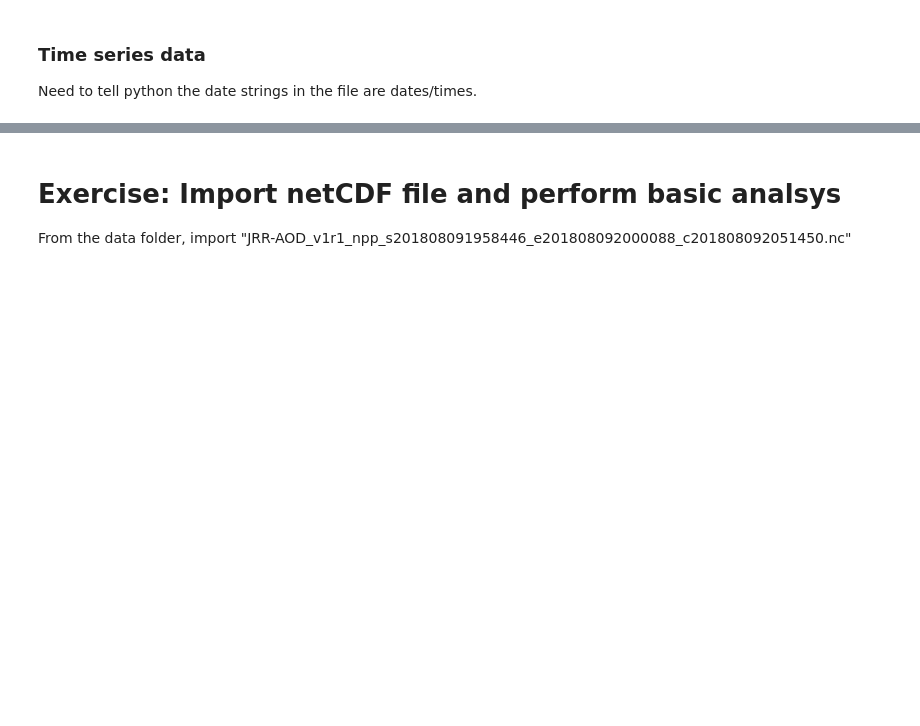
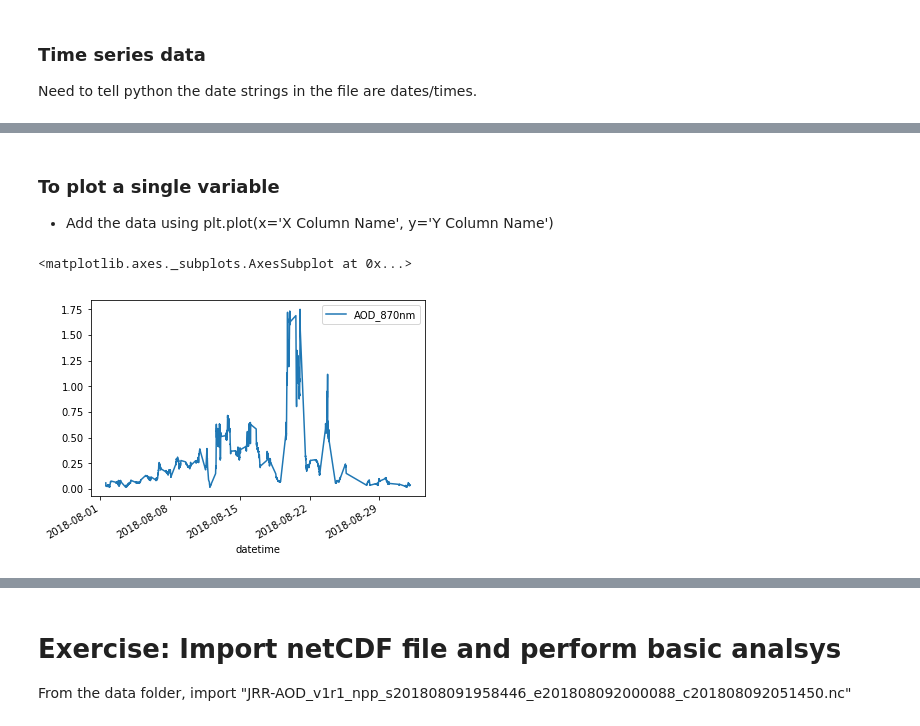
Before and after one commit to eviatarbach/ncep-lectures, a Jupyter notebook: python-lab-1.ipynb, the cells around one changed output, grey strips where cells are left out. Saved outputs shown, nothing was run; the diff lists cells and outputs as text; code cells hidden in the pictures; blank space fills up the shorter version.

```diff
--- a/python-lab-1.ipynb
+++ b/python-lab-1.ipynb
@@ -207,0 +207,3 @@ There's a built in netCDF4 and HDF library.
+# %%
+aeronetStaPNNL = pd.read_csv('data/20180801_20180831_PNNL_lev15.csv')
+aeronetStaPNNL
@@ -207,0 +229,15 @@ There's a built in netCDF4 and HDF library.
+# %%
+# Convert the string dates and times to date format
+aeronetStaPNNL['datetime'] = aeronetStaPNNL['Date(dd:mm:yyyy)'] + ' ' + aeronetStaPNNL['Time(hh:mm:ss)']
+
+# Explicitly declare the format (for the full list, see http://strftime.org)
+fmt = '%d:%m:%Y %H:%M:%S'
+aeronetStaPNNL['datetime'] = pd.to_datetime(aeronetStaPNNL['datetime'], format=fmt)
+# %% [markdown]
+### To plot a single variable
+* Add the data using plt.plot(x='X Column Name', y='Y Column Name')
+# %%
+aeronetStaPNNL.plot(x='datetime', y='AOD_870nm')
+# %% [output]
+<matplotlib.axes._subplots.AxesSubplot at 0x...>
+[figure, added]
```
Also changed, not shown: parts of 33 cells of this notebook.
